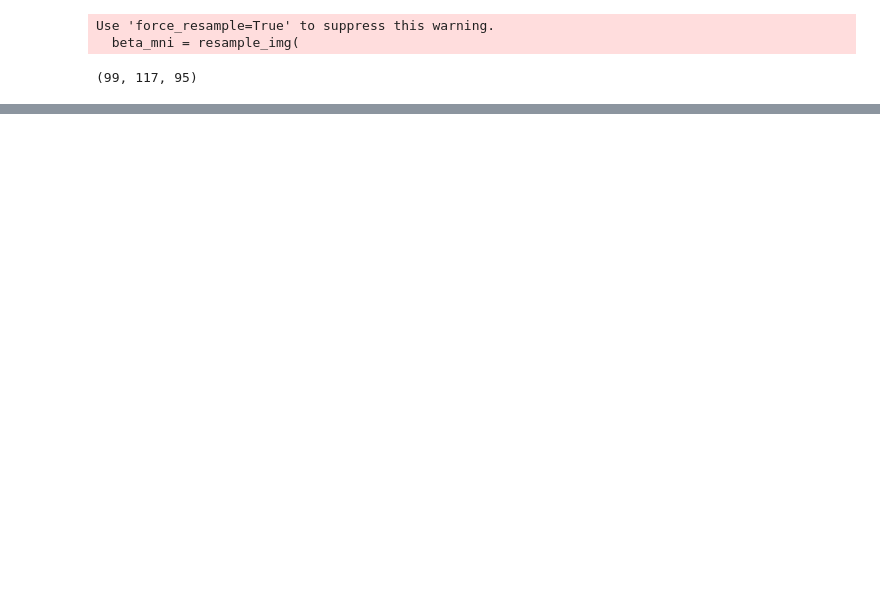
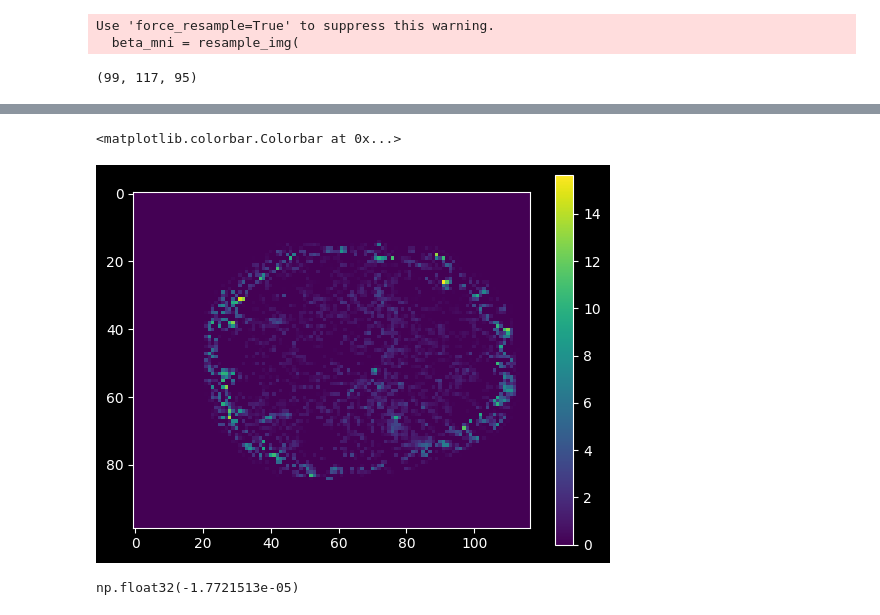
Before and after one commit to xnought/nsdget, a Jupyter notebook: notebooks/mni.ipynb, the cells around one changed output, grey strips where cells are left out. Drawn from its saved outputs; the diff is of its cells as text; code cells hidden in the pictures; blank space fills up the shorter version.

```diff
--- a/notebooks/mni.ipynb
+++ b/notebooks/mni.ipynb
@@ -49,0 +59,14 @@ plt.imshow(d[:, :, 95//2], vmin=0)
+# %%
+new_beta_mni = resample_img(
+    img=new_img,        # Your subject-native beta map
+    target_affine=mni_affine,        # MNI template affine
+    target_shape=mni_shape,          # MNI template shape (optional but recommended)
+    interpolation='continuous',      # Cubic interpolation (matches NSD's method)
+    fill_value=0,                    # Set non-brain voxels to 0 (like NSD)
+    clip=True                        # Clip values outside original range
+)
+
+new_d = new_beta_mni.get_fdata(dtype=np.float32)
+plt.imshow(new_d[:, :, 95//2], vmin=0)
+plt.colorbar()
+# %% [output]
@@ -49,0 +75,6 @@ plt.imshow(d[:, :, 95//2], vmin=0)
+<matplotlib.colorbar.Colorbar at 0x...>
+[figure, added]
+# %%
+(new_d - d).sum()
+# %% [output]
+np.float32(-1.7721513e-05)
```
Also changed, not shown: parts of 6 cells of this notebook, 3 other files.
